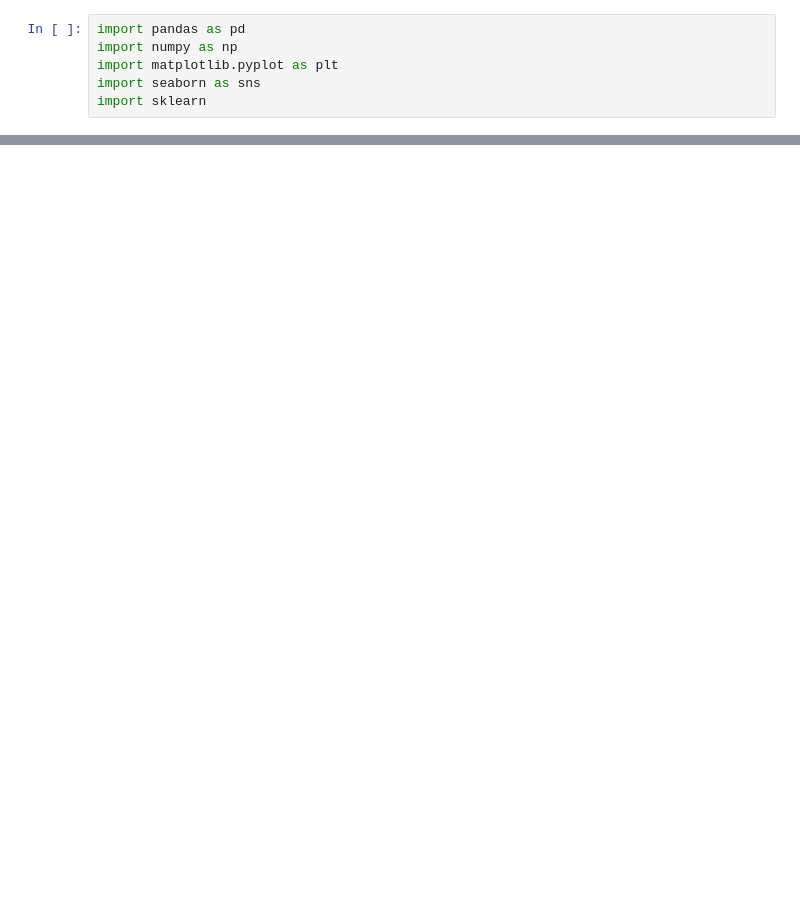
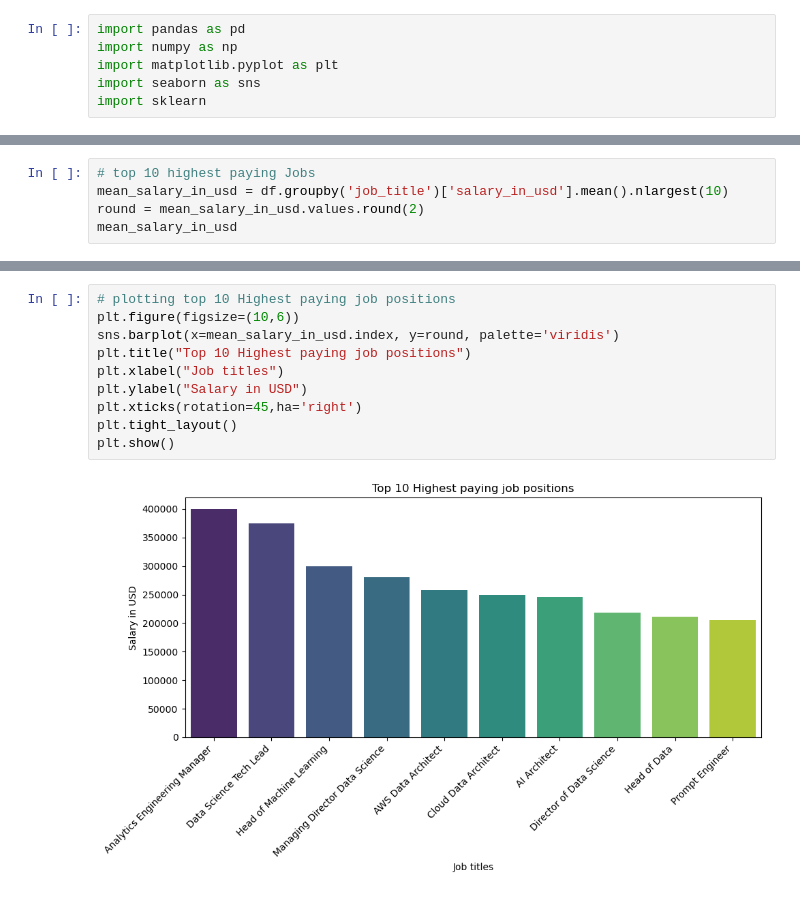
Before and after one commit to dhruv8315/Salary-Predictor, a Jupyter notebook: Salary-Predictor.ipynb, the cells around one changed output, grey strips where cells are left out. Cells and saved outputs as stored; diff of their text form; blank space fills up the shorter version.

Commit message:
Salary-Predictor
Exploration Of Data

```diff
--- a/Salary-Predictor.ipynb
+++ b/Salary-Predictor.ipynb
@@ -51,0 +193,5 @@ df.head()
+# %%
+# top 10 highest paying Jobs
+mean_salary_in_usd = df.groupby('job_title')['salary_in_usd'].mean().nlargest(10)
+round = mean_salary_in_usd.values.round(2)
+mean_salary_in_usd
@@ -51,0 +211,12 @@ df.head()
+# %%
+# plotting top 10 Highest paying job positions
+plt.figure(figsize=(10,6))
+sns.barplot(x=mean_salary_in_usd.index, y=round, palette='viridis')
+plt.title("Top 10 Highest paying job positions")
+plt.xlabel("Job titles")
+plt.ylabel("Salary in USD")
+plt.xticks(rotation=45,ha='right')
+plt.tight_layout()
+plt.show()
+# %% [output]
+[figure, added]
```
Also changed, not shown: parts of 16 cells of this notebook.
